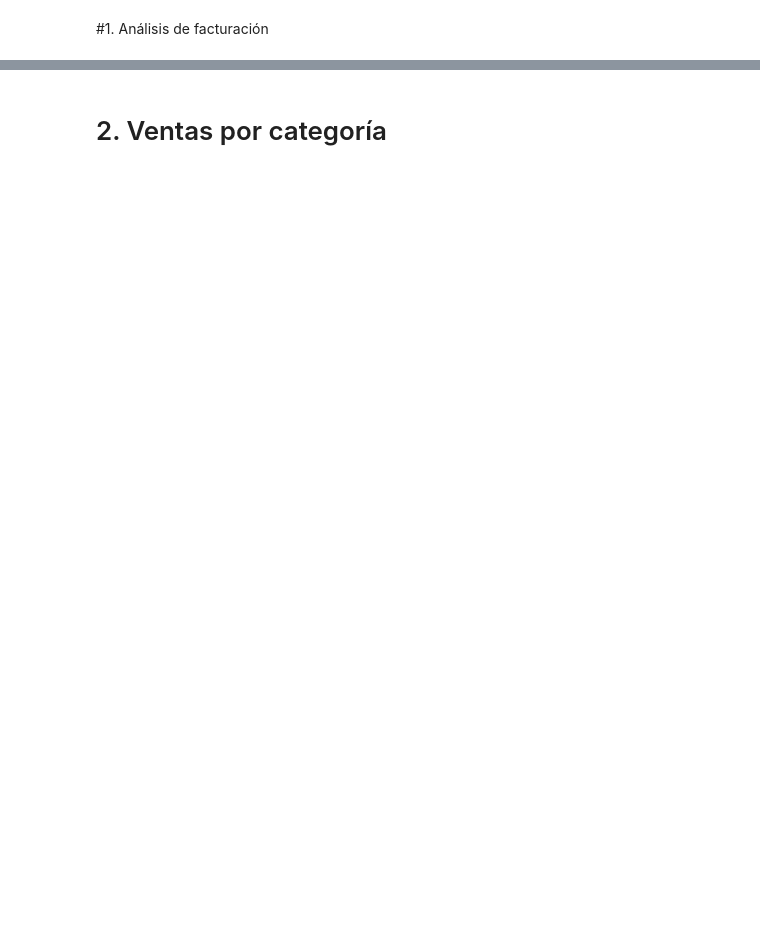
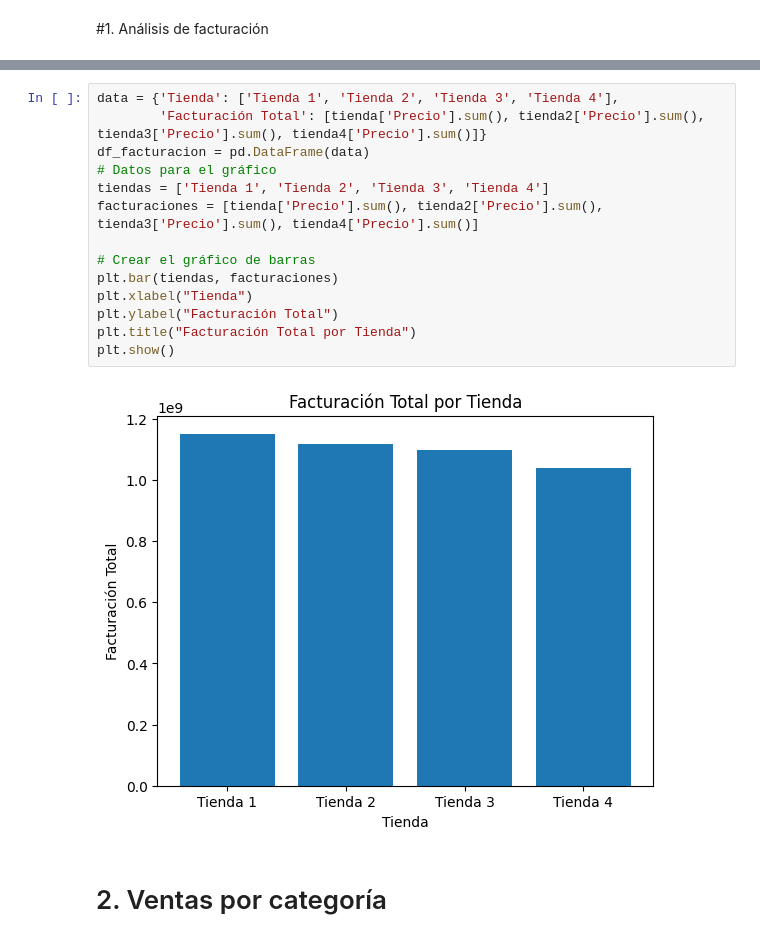
Before and after one commit to AlekJulM/Alura_Store, a Jupyter notebook: AluraStoreLatam.ipynb, the cells around one changed output, grey strips where cells are left out. Saved outputs shown, nothing was run; the diff lists cells and outputs as text; blank space fills up the shorter version.

```diff
--- a/AluraStoreLatam.ipynb
+++ b/AluraStoreLatam.ipynb
@@ -33,2 +57,18 @@ Facturación total: $1,150,880,400.00
+# %%
+data = {'Tienda': ['Tienda 1', 'Tienda 2', 'Tienda 3', 'Tienda 4'],
+        'Facturación Total': [tienda['Precio'].sum(), tienda2['Precio'].sum(), tienda3['Precio'].sum(), tienda4['Precio'].sum()]}
+df_facturacion = pd.DataFrame(data)
+# Datos para el gráfico
+tiendas = ['Tienda 1', 'Tienda 2', 'Tienda 3', 'Tienda 4']
+facturaciones = [tienda['Precio'].sum(), tienda2['Precio'].sum(), tienda3['Precio'].sum(), tienda4['Precio'].sum()]
+
+# Crear el gráfico de barras
+plt.bar(tiendas, facturaciones)
+plt.xlabel("Tienda")
+plt.ylabel("Facturación Total")
+plt.title("Facturación Total por Tienda")
+plt.show()
+# %% [output]
+[figure, added]
 # %% [markdown]
 # 2. Ventas por categoría
```
Also changed, not shown: parts of 6 cells of this notebook.
